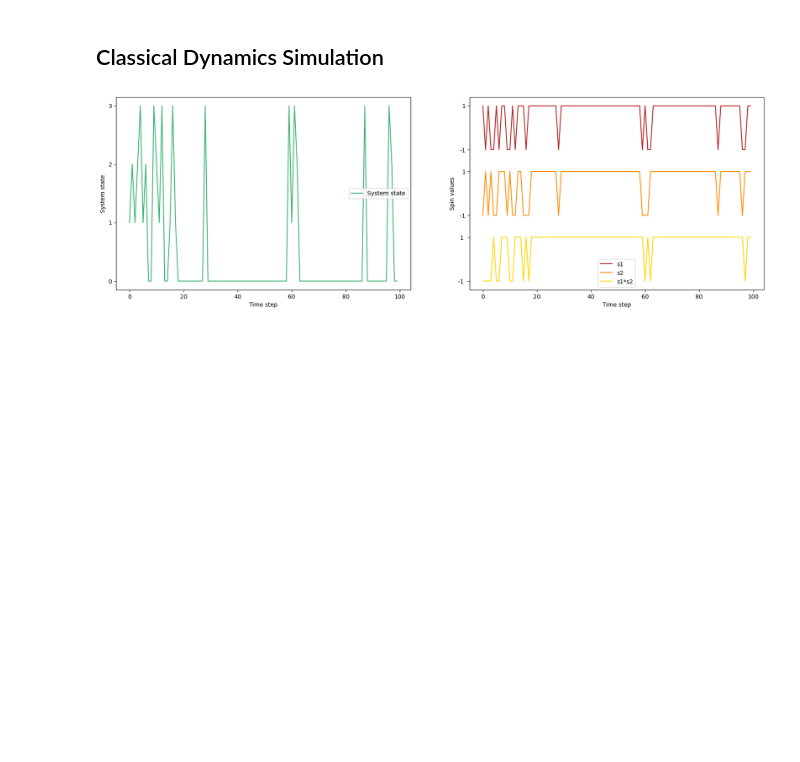
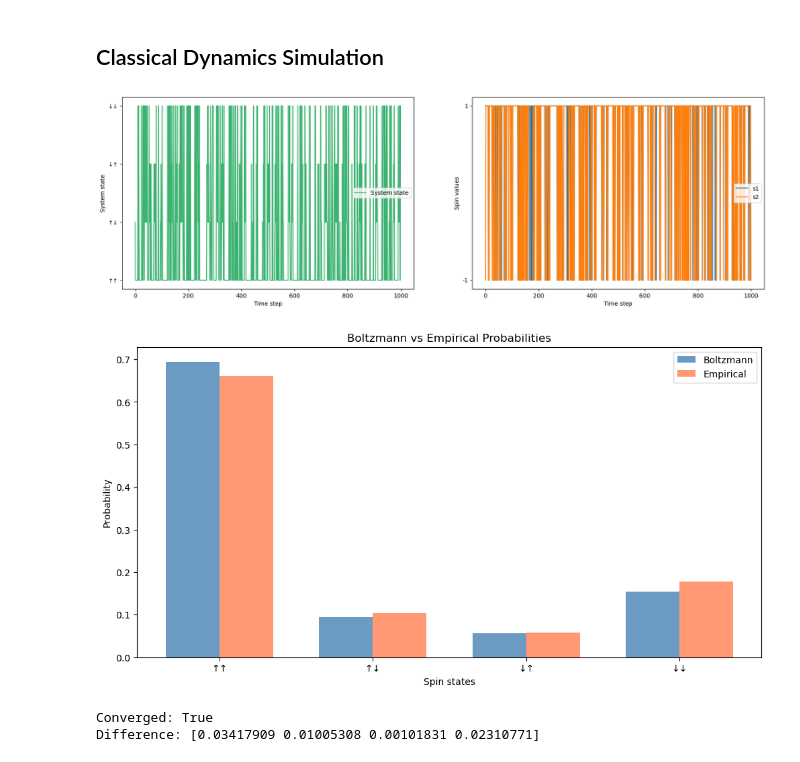
Before and after one commit to Victor-Alessandro/QBM-code, a Jupyter notebook: Dynamics Simulation.ipynb, the cells around one changed output. Cells and saved outputs as stored; diff of their text form; code cells hidden in the pictures; blank space fills up the shorter version.

```diff
--- a/Dynamics Simulation.ipynb
+++ b/Dynamics Simulation.ipynb
@@ -79,9 +146,21 @@ def plot_combined_dynamics(w, h, beta, steps, flip_two_spins=False):
 # %%
-w     = 1.0     # Interaction strength
-h     = 1.0     # Self-interaction
-beta  = 0.5     # Inverse temperature
-steps = 100    # Number of time steps
+n_spins = 2
+W = np.array([[1.0, 0.5], [1.0, 0.7],])
+H = np.array([1.0, 0.5])
+beta = 0.5
+steps = 1000
+tolerance = 0.1
 
-plot_combined_dynamics(w, h, beta, steps, flip_two_spins=True)
+trajectory = simulate_dynamics(W, H, beta, steps, n_spins)
+plot_combined_dynamics(W, H, beta, steps, n_spins, flip_two_spins=True)
+plot_convergence_to_boltzmann(W, H, beta, trajectory)
+
+converged, difference = check_convergence_to_boltzmann(W, H, beta, trajectory, tolerance)
+
+print(f"Converged: {converged}")
+print(f"Difference: {difference}")
 # %% [output]
-[figure, old version]
+[figure, new version]
+[figure, added]
+Converged: True
+Difference: [0.03417909 0.01005308 0.00101831 0.02310771]
```
Also changed, not shown: parts of 8 cells of this notebook, 2 other files.
